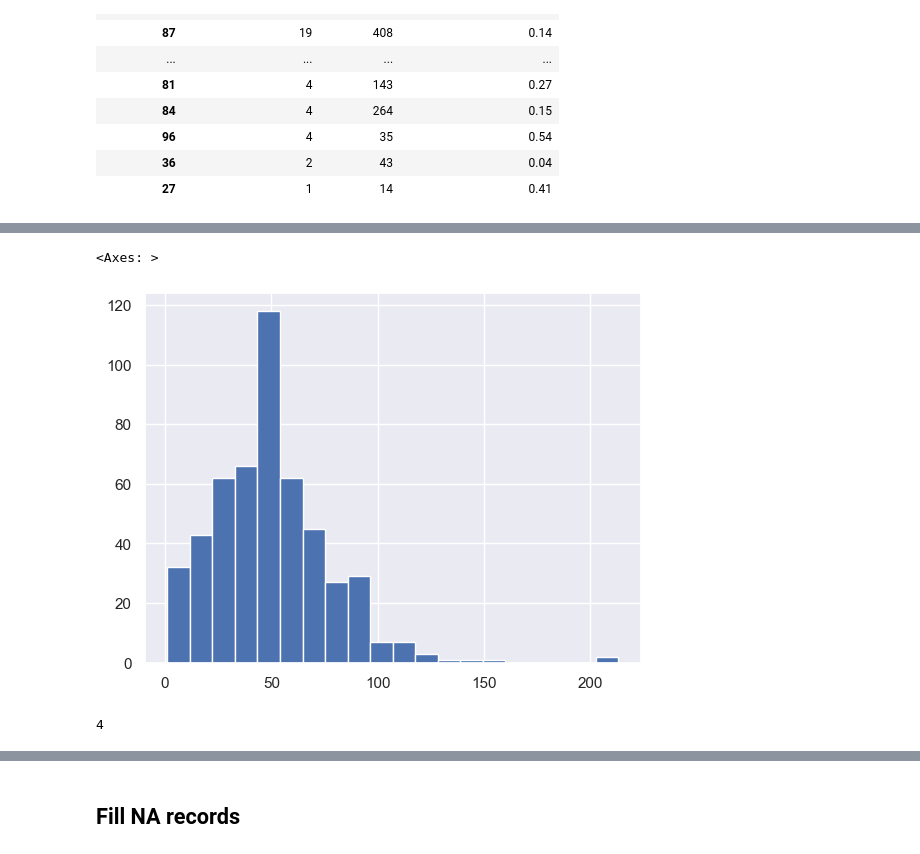
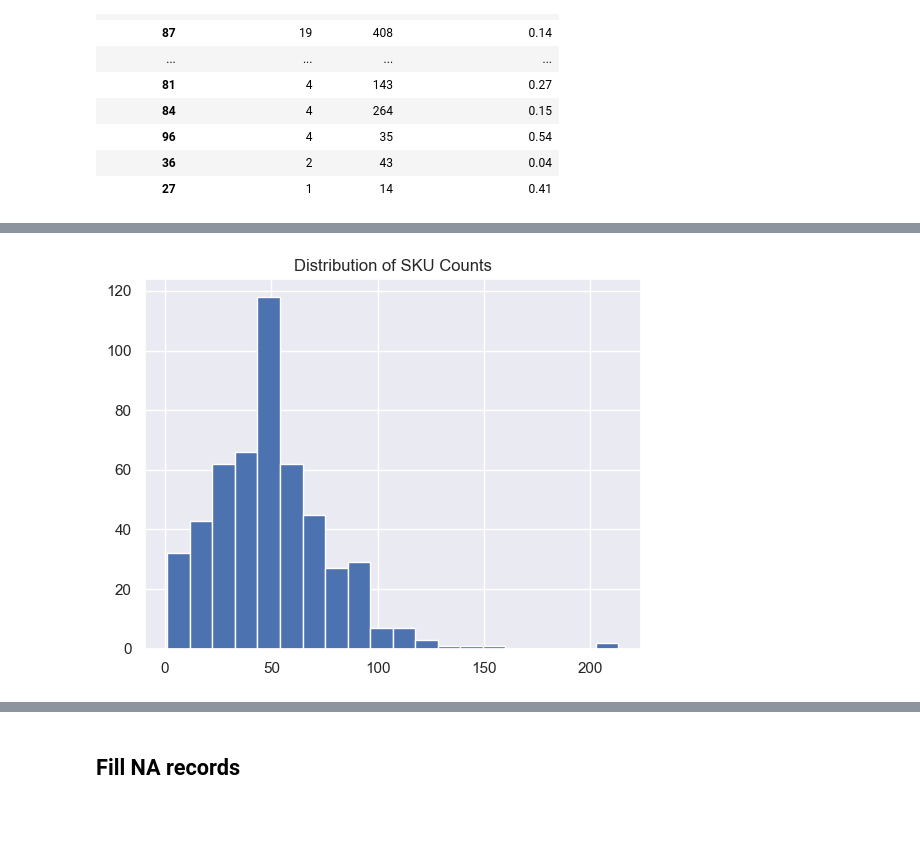
Before and after one commit to giarets/hp_use_case, a Jupyter notebook: 1_data_exploration.ipynb, the cells around one changed output, grey strips where cells are left out. Saved outputs shown, nothing was run; the diff lists cells and outputs as text; code cells hidden in the pictures; blank space fills up the shorter version.

```diff
--- a/1_data_exploration.ipynb
+++ b/1_data_exploration.ipynb
@@ -316,9 +312,6 @@ df_kaggle.head()
 # %%
 df_kaggle['sku'].value_counts().hist(bins=20)
+plt.title("Distribution of SKU Counts")
+plt.show()
 # %% [output]
-<Axes: >
-[figure, old version]
+[figure, new version]
-# %%
-sum(df_kaggle['sku'].value_counts() < 2)
-# %% [output]
-4
```
Also changed, not shown: parts of 18 cells of this notebook, 10 other files.
